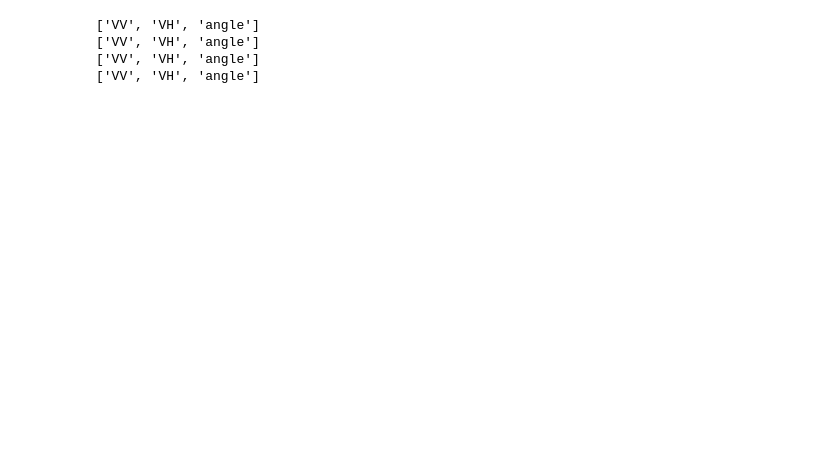
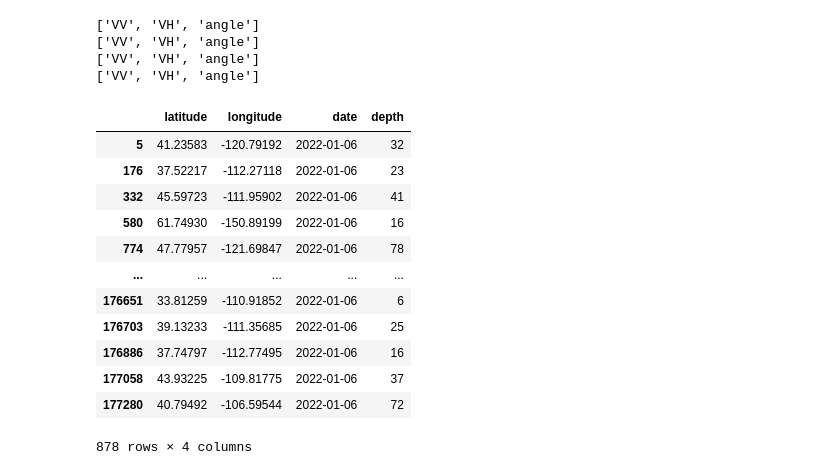
Before and after one commit to spencer-scw/Snow-Sensing, a Jupyter notebook: analysis.ipynb, the cells around one changed output. Drawn from its saved outputs; the diff is of its cells as text; code cells hidden in the pictures; blank space fills up the shorter version.

```diff
--- a/analysis.ipynb
+++ b/analysis.ipynb
@@ -121,6 +110,23 @@ for i in range(0, all_images.size().getInfo(), 50):
 ['VV', 'VH', 'angle']
 ['VV', 'VH', 'angle']
 ['VV', 'VH', 'angle']
+# %%
+datestr = ee.Image(all_images_list.get(0)).date().format('yyyy-MM-dd').getInfo()
+depth_df.loc[depth_df['date'] == datestr]
+# %% [output]
+|  | latitude | longitude | date | depth |
+| 5 | 41.23583 | -120.79192 | 2022-01-06 | 32 |
+| 176 | 37.52217 | -112.27118 | 2022-01-06 | 23 |
+| 332 | 45.59723 | -111.95902 | 2022-01-06 | 41 |
+| 580 | 61.74930 | -150.89199 | 2022-01-06 | 16 |
+| 774 | 47.77957 | -121.69847 | 2022-01-06 | 78 |
+| ... | ... | ... | ... | ... |
+| 176651 | 33.81259 | -110.91852 | 2022-01-06 | 6 |
+| 176703 | 39.13233 | -111.35685 | 2022-01-06 | 25 |
+| 176886 | 37.74797 | -112.77495 | 2022-01-06 | 16 |
+| 177058 | 43.93225 | -109.81775 | 2022-01-06 | 37 |
+| 177280 | 40.79492 | -106.59544 | 2022-01-06 | 72 |
+878 rows × 4 columns
 # %%
 fig, axs = plt.subplots(4, 4)
 
```
Also changed, not shown: parts of 20 cells of this notebook, 3 other files.
